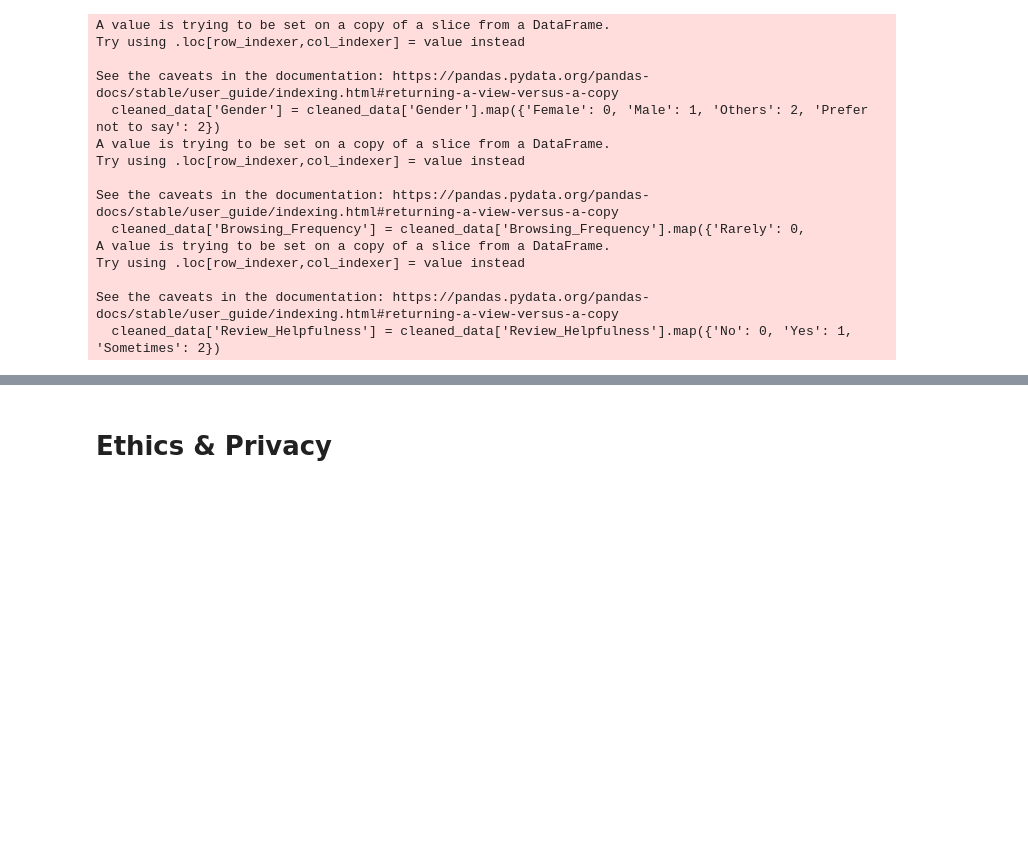
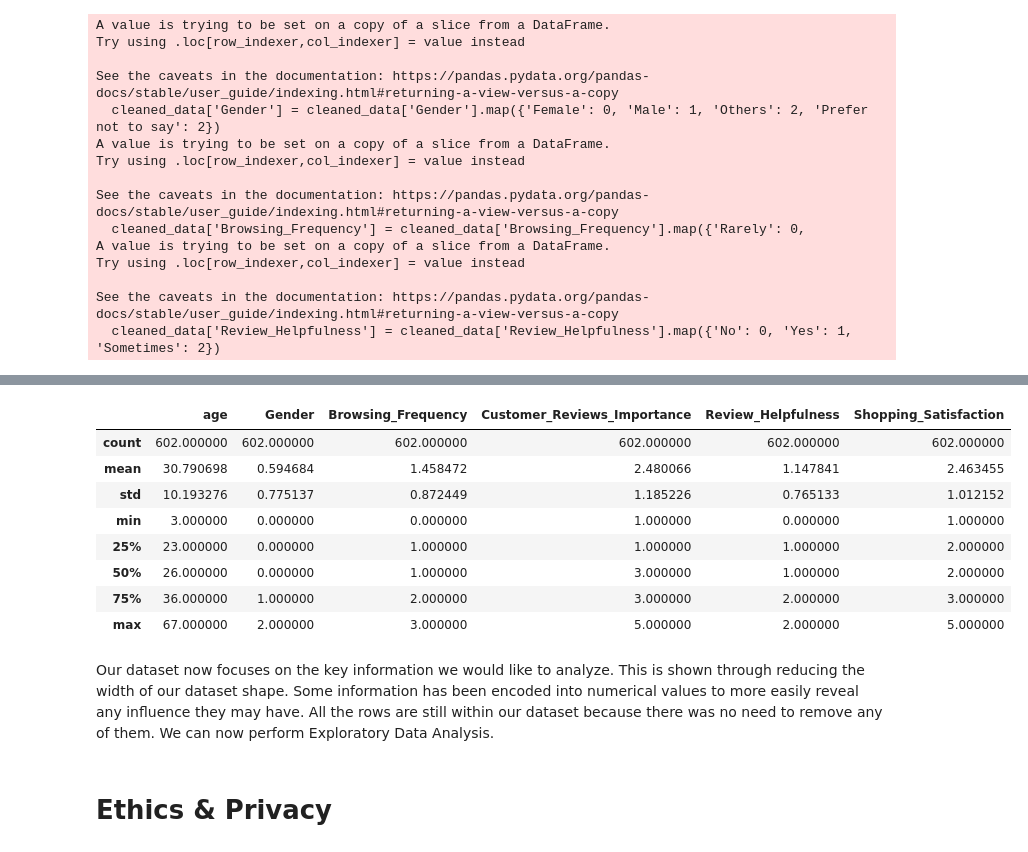
Before and after one commit to dylanatianzar/Amazon-Behavior-EDA, a Jupyter notebook: DataCheckpoint_group036.ipynb, the cells around one changed output, grey strips where cells are left out. Saved outputs shown, nothing was run; the diff lists cells and outputs as text; code cells hidden in the pictures; blank space fills up the shorter version.

Commit message:
Finished DataCheckpoint

```diff
--- a/DataCheckpoint_group036.ipynb
+++ b/DataCheckpoint_group036.ipynb
@@ -95,7 +115,7 @@ import seaborn as sns
 # %%
 # Load the Consumer Behavior Dataset
 
-consumer_behavior = pd.read_csv('Amazon Customer Behavior Survey.csv')
+consumer_behavior = pd.read_csv('Amazon-Customer-Behavior-Survey.csv')
 consumer_behavior.head()
 # %% [output]
 |  | Timestamp | age | Gender | Purchase_Frequency | Purchase_Categories | Personalized_Recommendation_Frequ... | ... |
@@ -178,3 +247,18 @@ cleaned_data.head()
+# %%
+# View statistics after encoding data
+cleaned_data.describe()
+# %% [output]
+|  | age | Gender | Browsing_Frequency | Customer_Reviews_Importance | Review_Helpfulness | Shopping_Satisfaction |
+| count | 602.000000 | 602.000000 | 602.000000 | 602.000000 | 602.000000 | 602.000000 |
+| mean | 30.790698 | 0.594684 | 1.458472 | 2.480066 | 1.147841 | 2.463455 |
+| std | 10.193276 | 0.775137 | 0.872449 | 1.185226 | 0.765133 | 1.012152 |
+| min | 3.000000 | 0.000000 | 0.000000 | 1.000000 | 0.000000 | 1.000000 |
+| 25% | 23.000000 | 0.000000 | 1.000000 | 1.000000 | 1.000000 | 2.000000 |
+| 50% | 26.000000 | 0.000000 | 1.000000 | 3.000000 | 1.000000 | 2.000000 |
+| 75% | 36.000000 | 1.000000 | 2.000000 | 3.000000 | 2.000000 | 3.000000 |
+| max | 67.000000 | 2.000000 | 3.000000 | 5.000000 | 2.000000 | 5.000000 |
+# %% [markdown]
+Our dataset now focuses on the key information we would like to analyze. This is shown through reducing the width of our dataset shape. Some information has been encoded into numerical values to more easily reveal any influence they may have. All the rows are still within our dataset because there was no need to remove any of them. We can now perform Exploratory Data Analysis.
 # %% [markdown]
 # Ethics & Privacy
 # %% [markdown]
```
Also changed, not shown: parts of 14 cells of this notebook.
